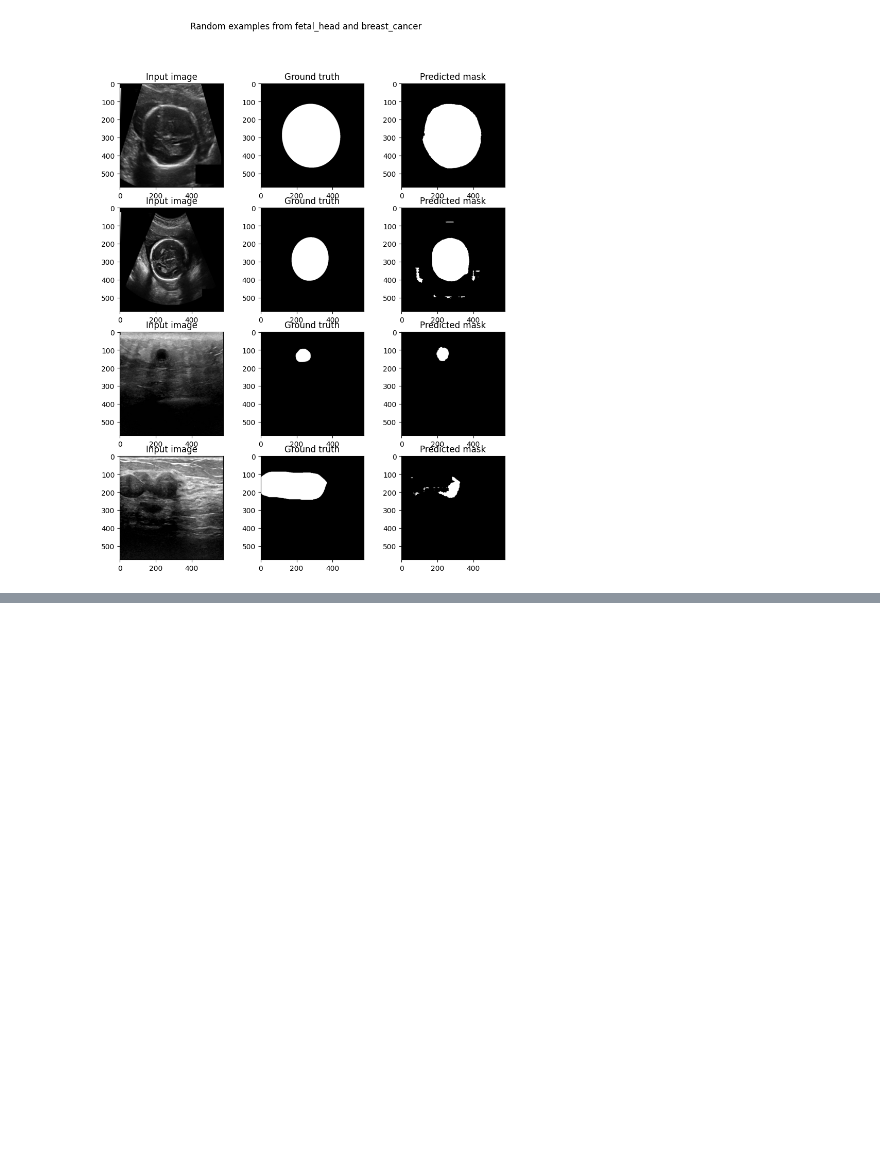
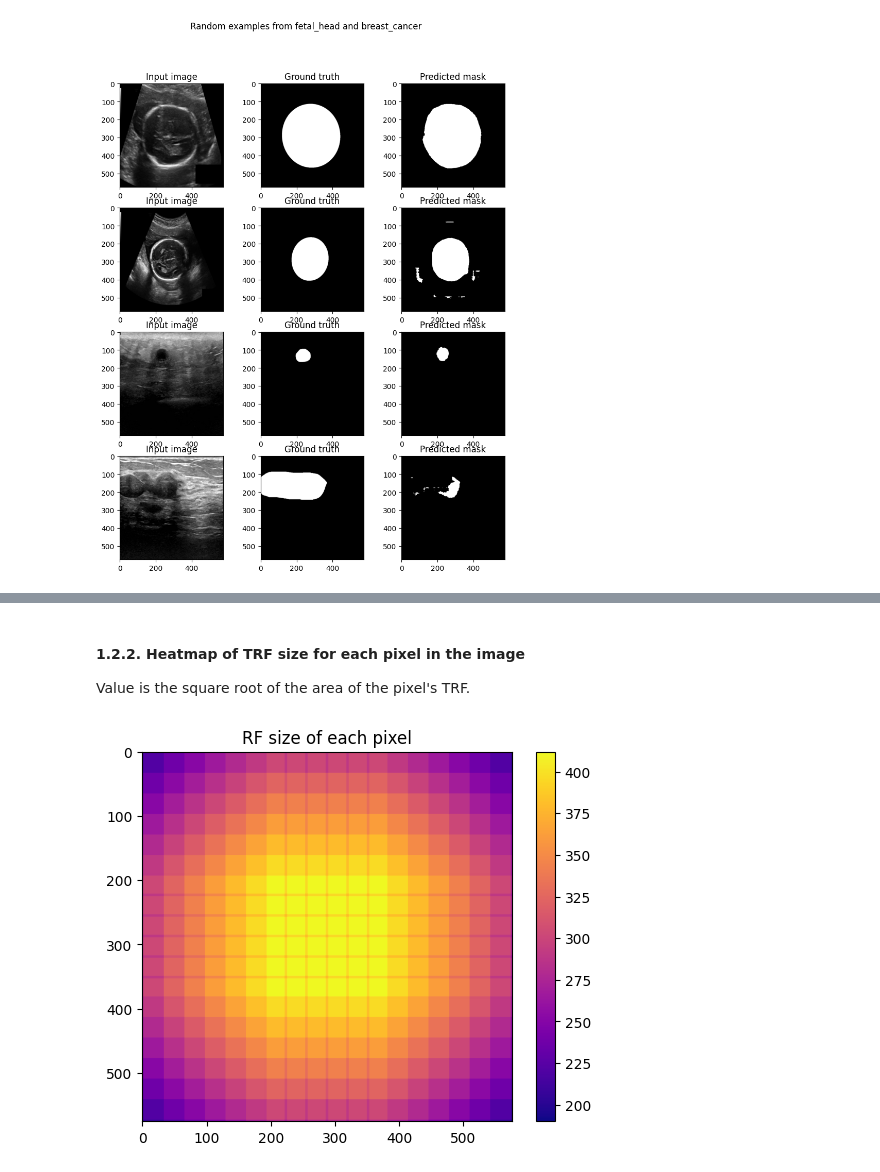
Before and after one commit to vinloo/u-net-receptive-field-study, a Jupyter notebook: receptive_field_study.ipynb, the cells around one changed output, grey strips where cells are left out. Cells and saved outputs as stored; diff of their text form; code cells hidden in the pictures; blank space fills up the shorter version.

Commit message:
setup configurations for different TRF sizes

```diff
--- a/receptive_field_study.ipynb
+++ b/receptive_field_study.ipynb
@@ -135,0 +141,8 @@ Average test dice score for breast_cancer: 0.39
+# %%
+cfg_large_rf_by_depth = load_config("large_rf_by_depth")
+model_large_rf_by_depth = UNet(cfg_large_rf_by_depth).to(device)
+rf_large_rf_by_depth = model_large_rf_by_depth.output_trfs()
+n_params_large_rf_by_depth = model_large_rf_by_depth.total_parameters()
+
+param_ratio = n_params_large_rf_by_depth/n_params_default*100
+print(f"{param_ratio:.4f}% of the parameters of the baseline model")
@@ -135,0 +173,13 @@ Average test dice score for breast_cancer: 0.39
+# %% [markdown]
+#### 1.2.2. Heatmap of TRF size for each pixel in the image
+Value is the square root of the area of the pixel's TRF.
+# %%
+a = rf_large_rf_by_depth[:, :, 1, 1] - rf_large_rf_by_depth[:, :, 0, 1] + 1
+b = rf_large_rf_by_depth[:, :, 1, 0] - rf_large_rf_by_depth[:, :, 0, 0] + 1
+rf_sizes = np.sqrt(np.multiply(a, b))
+plt.imshow(rf_sizes, cmap="plasma")
+plt.colorbar()
+plt.title("RF size of each pixel")
+plt.show()
+# %% [output]
+[figure, added]
```
Also changed, not shown: parts of 54 cells of this notebook, 7 other files.
